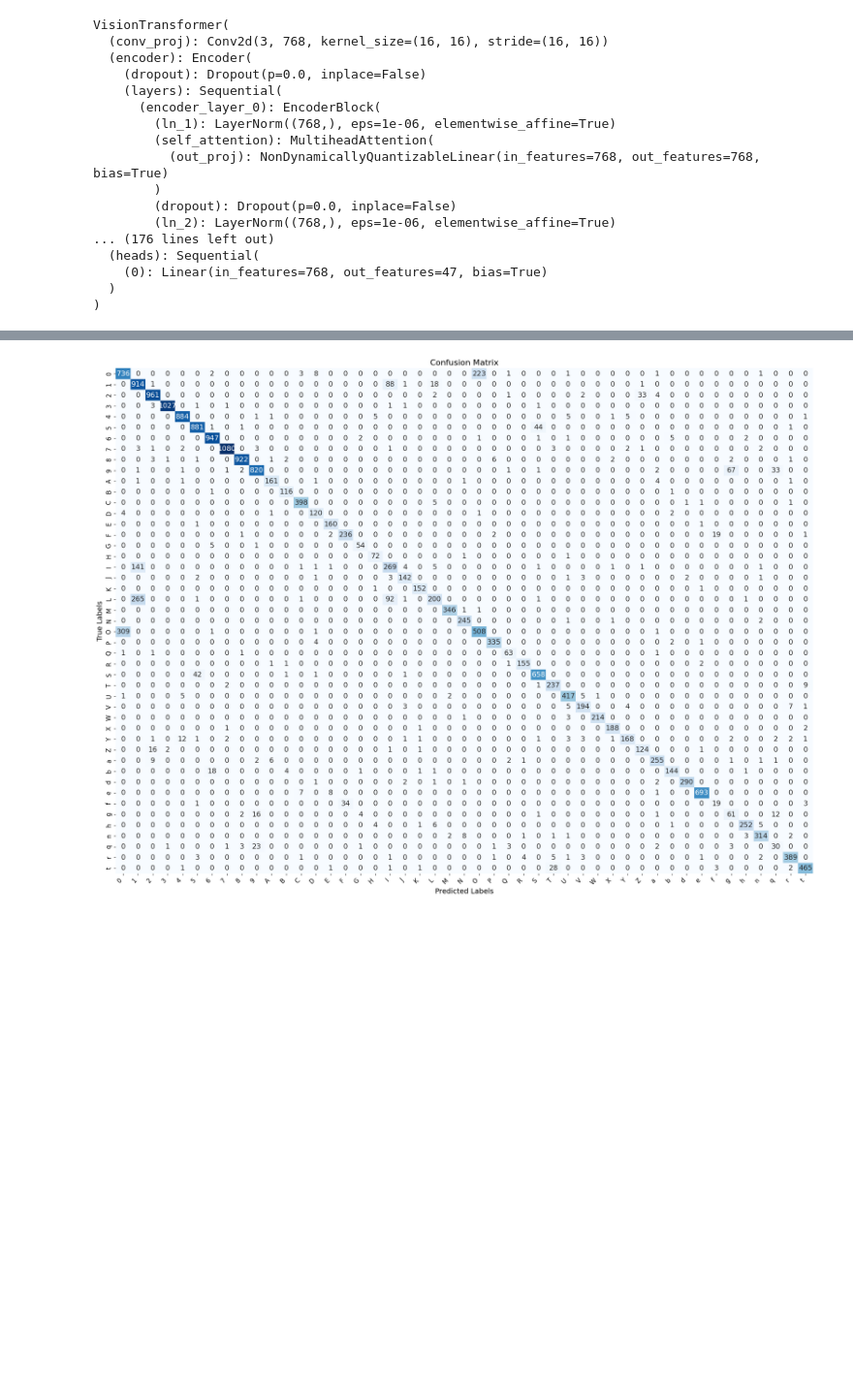
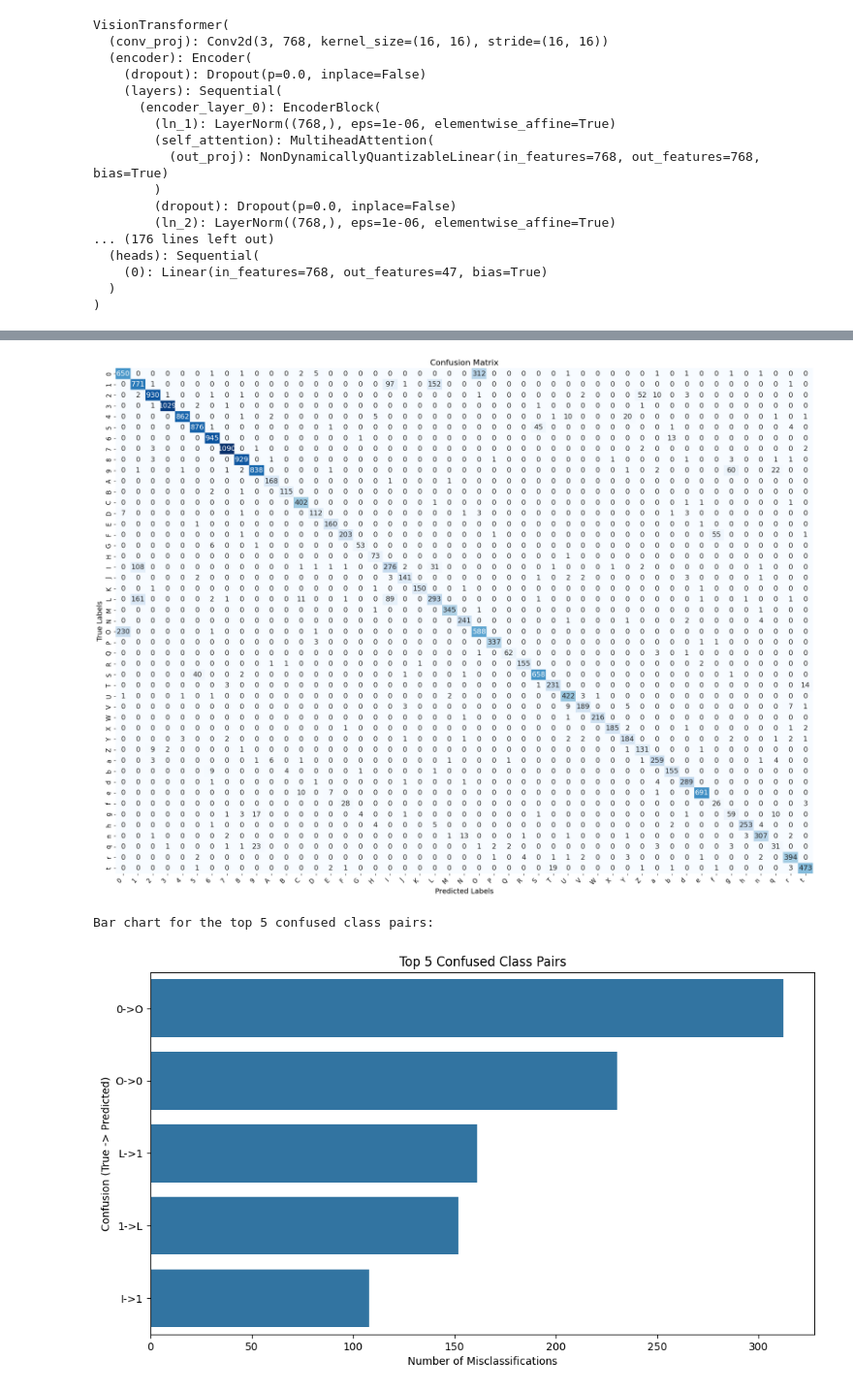
Before and after one commit to 0-2-H/COMP4318_ASSN2, a Jupyter notebook: Actual_Latest.ipynb, the cells around one changed output, grey strips where cells are left out. Shown at 97% size. Drawn from its saved outputs; the diff is of its cells as text; code cells hidden in the pictures; blank space fills up the shorter version.

```diff
--- a/Actual_Latest.ipynb
+++ b/Actual_Latest.ipynb
@@ -1246,11 +1246,13 @@ class CustomDataset(torch.utils.data.Dataset):
         return self.transform(image), label
 
 # # Create datasets with transforms
-train_dataset = CustomDataset(train_images, train_labels)
+train_dataset = CustomDataset(X_train, y_train)
+valid_dataset = CustomDataset(X_valid, y_valid)
 test_dataset = CustomDataset(test_images, test_labels)
 
 # Create DataLoaders
 train_loader = DataLoader(train_dataset, batch_size=32, shuffle=True)
+valid_loader = DataLoader(valid_dataset, batch_size=32, shuffle=False)
 test_loader = DataLoader(test_dataset, batch_size=32, shuffle=False)
 # %%
 from torchvision.models import resnet18
@@ -1526,3 +1536,5 @@ def run_hyperparameter_tuning(model, param_grid, train_loader, test_loader, trai
 # %%
-resnet_results = train_model(model=resnet, train_loader=train_loader, test_loader=test_loader, train_labels=train_labels, class_weights_dict=class_weights_dict, num_epochs=10, learning_rate=5e-5)
+resnet_results = train_model(model=resnet, train_loader=train_loader, valid_loader=valid_loader, test_loader=test_loader, train_labels=train_labels, class_weights_dict=class_weights_dict, num_epochs=10, learning_rate=5e-5)
+print(resnet_results['train_time'])
+print(resnet_results['test_time'])
 # %% [output]
@@ -1555,7 +1567,38 @@ weighted avg       0.90      0.90      0.90     20000
-# %%
-display_conf(resnet_results["confusion_matrix"])
-# %% [output]
-[figure, removed]
+# %%
+def create_plots(cm, label_mapping):
+
+    confusion_pairs = []
+    for i in range(len(cm)):
+        for j in range(len(cm)):
+            if i != j:
+                confusion_pairs.append((i, j, cm[i, j]))
+
+    confusion_pairs.sort(key=lambda x: x[2], reverse=True)
+    top_5_confused = confusion_pairs[:5]
+
+    # Step 6: Bar chart for top 5 confused pairs
+    print("\nBar chart for the top 5 confused class pairs:")
+    top_true_classes = [label_mapping[true_class] for true_class, _, _ in top_5_confused]
+    top_pred_classes = [label_mapping[pred_class] for _, pred_class, _ in top_5_confused]
+    top_confusion_counts = [count for _, _, count in top_5_confused]
+
+    plt.figure(figsize=(10, 6))
+    sns.barplot(x=top_confusion_counts, y=[f"{true}->{pred}" for true, pred in zip(top_true_classes, top_pred_classes)], legend=False)
+    plt.xlabel("Number of Misclassifications")
+    plt.ylabel("Confusion (True -> Predicted)")
+    plt.title("Top 5 Confused Class Pairs")
+    plt.tight_layout(pad=2.0)  # Add spacing between charts
+    plt.show()
+# %%
+import time
+from sklearn.metrics import accuracy_score
+
+display_conf(resnet_results["confusion_matrix"])
+create_plots(resnet_results['confusion_matrix'], label_mapping)
+# %% [output]
+[figure, added]
+Bar chart for the top 5 confused class pairs:
+[figure, added]
 # %%
 param_grid = {
     'learning_rate': [0.001, 0.00005],
```
Also changed, not shown: parts of 6 cells of this notebook.
